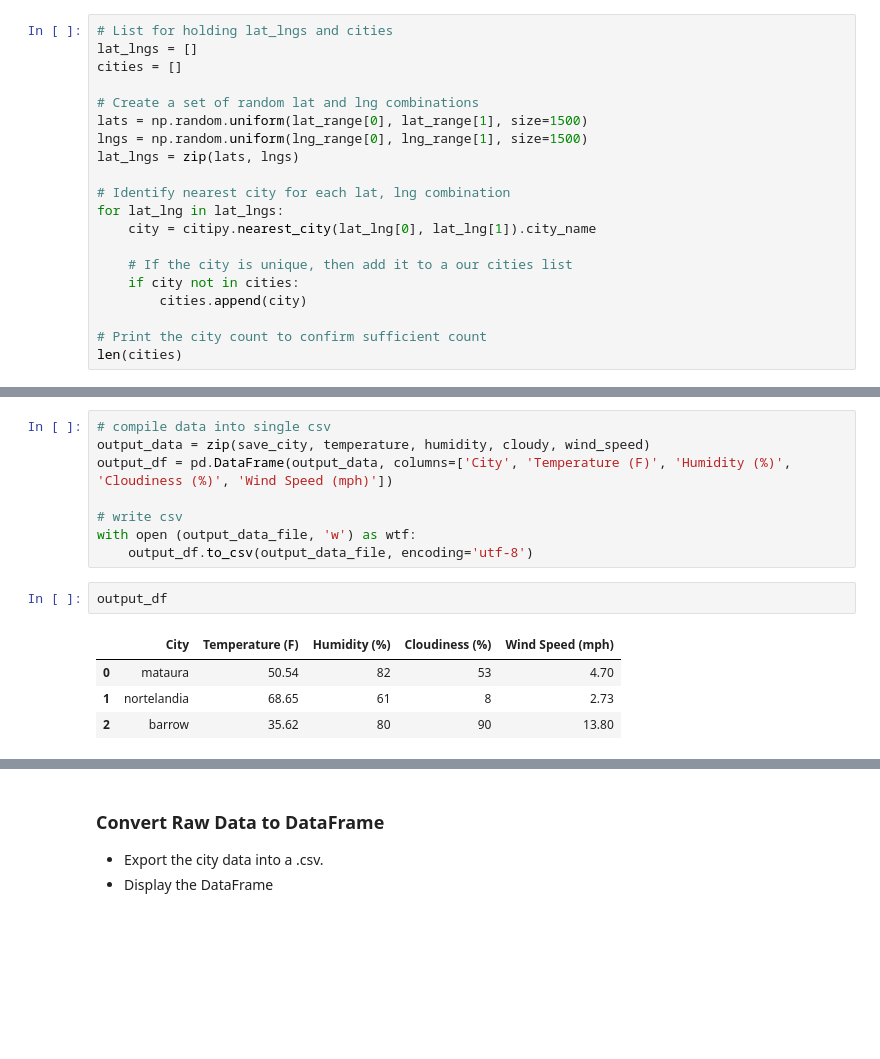
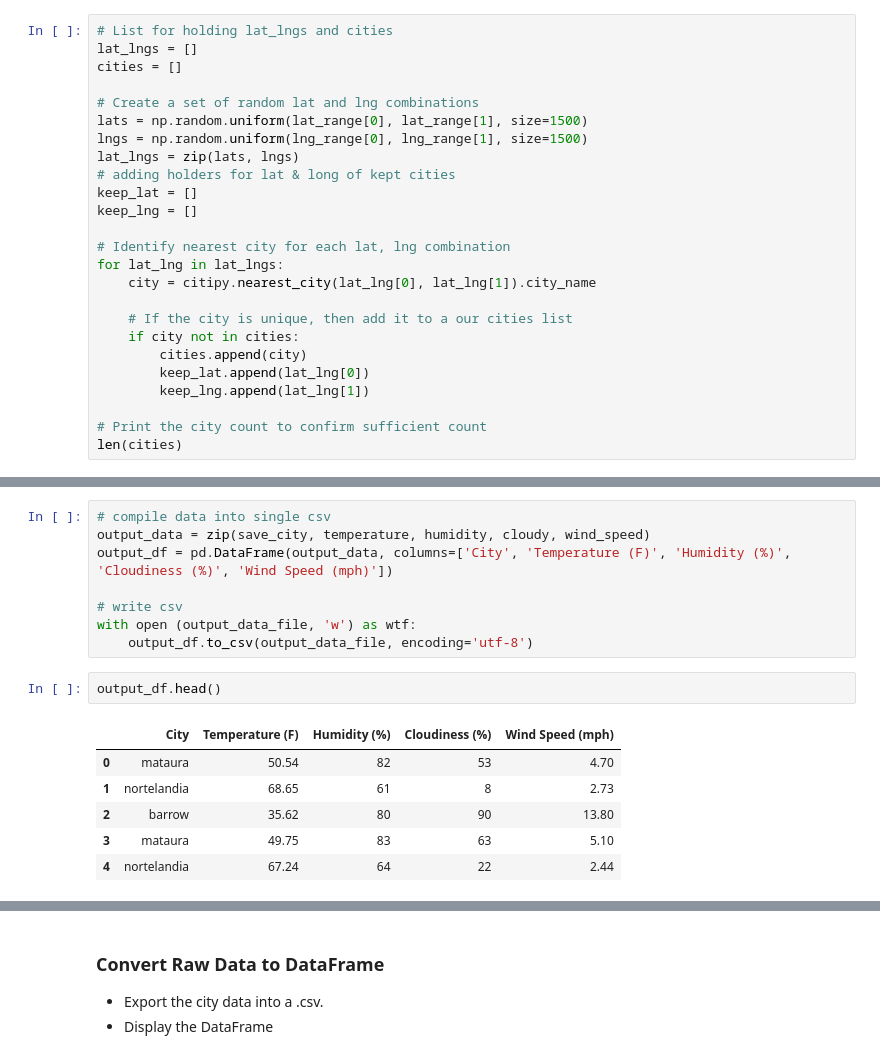
Before and after one commit to juliemcbaker/python-api-challenge, a Jupyter notebook: WeatherPy/WeatherPy.ipynb, the cells around one changed output, grey strips where cells are left out. Cells and saved outputs as stored; diff of their text form; blank space fills up the shorter version.

Commit message:
Added code to save the coordinates of the cities to inner merge with weather data.

```diff
--- a/WeatherPy/WeatherPy.ipynb
+++ b/WeatherPy/WeatherPy.ipynb
@@ -36,6 +36,9 @@ cities = []
 lats = np.random.uniform(lat_range[0], lat_range[1], size=1500)
 lngs = np.random.uniform(lng_range[0], lng_range[1], size=1500)
 lat_lngs = zip(lats, lngs)
+# adding holders for lat & long of kept cities
+keep_lat = []
+keep_lng = []
 
 # Identify nearest city for each lat, lng combination
 for lat_lng in lat_lngs:
@@ -44,6 +47,8 @@ for lat_lng in lat_lngs:
     # If the city is unique, then add it to a our cities list
     if city not in cities:
         cities.append(city)
+        keep_lat.append(lat_lng[0])
+        keep_lng.append(lat_lng[1])
 
 # Print the city count to confirm sufficient count
 len(cities)
@@ -176,9 +198,11 @@ output_df = pd.DataFrame(output_data, columns=['City', 'Temperature (F)', 'Humid
 with open (output_data_file, 'w') as wtf:
     output_df.to_csv(output_data_file, encoding='utf-8')
 # %%
-output_df
+output_df.head()
 # %% [output]
 |  | City | Temperature (F) | Humidity (%) | Cloudiness (%) | Wind Speed (mph) |
 | 0 | mataura | 50.54 | 82 | 53 | 4.70 |
 | 1 | nortelandia | 68.65 | 61 | 8 | 2.73 |
 | 2 | barrow | 35.62 | 80 | 90 | 13.80 |
+| 3 | mataura | 49.75 | 83 | 63 | 5.10 |
+| 4 | nortelandia | 67.24 | 64 | 22 | 2.44 |
```
Also changed, not shown: parts of 10 cells of this notebook, 1 other file.
